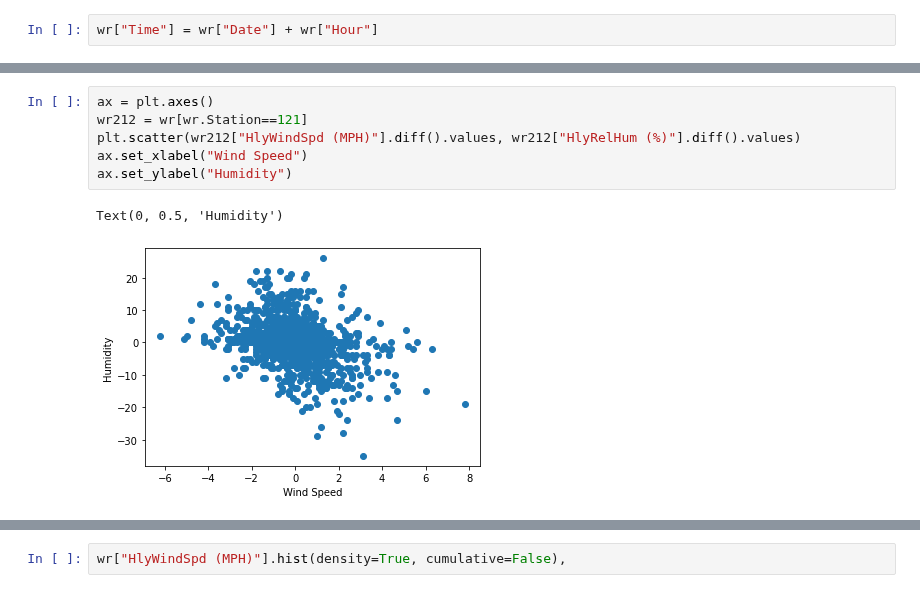
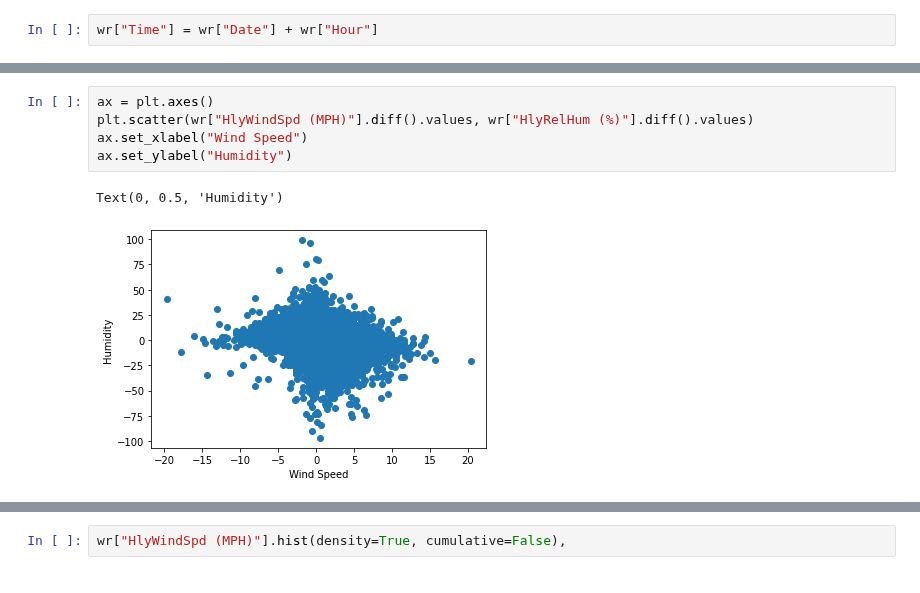
Before and after one commit to tomityrrell/psps-analysis, a Jupyter notebook: notebooks/Outlier Detection.ipynb, the cells around one changed output, grey strips where cells are left out. Cells and saved outputs as stored; diff of their text form.

```diff
--- a/notebooks/Outlier Detection.ipynb
+++ b/notebooks/Outlier Detection.ipynb
@@ -58,9 +24,8 @@ wr["Time"] = wr["Date"] + wr["Hour"]
 # %%
 ax = plt.axes()
-wr212 = wr[wr.Station==121]
-plt.scatter(wr212["HlyWindSpd (MPH)"].diff().values, wr212["HlyRelHum (%)"].diff().values)
+plt.scatter(wr["HlyWindSpd (MPH)"].diff().values, wr["HlyRelHum (%)"].diff().values)
 ax.set_xlabel("Wind Speed")
 ax.set_ylabel("Humidity")
 # %% [output]
 Text(0, 0.5, 'Humidity')
-[figure, old version]
+[figure, new version]
```
Also changed, not shown: parts of 46 cells of this notebook, 10 other files.
